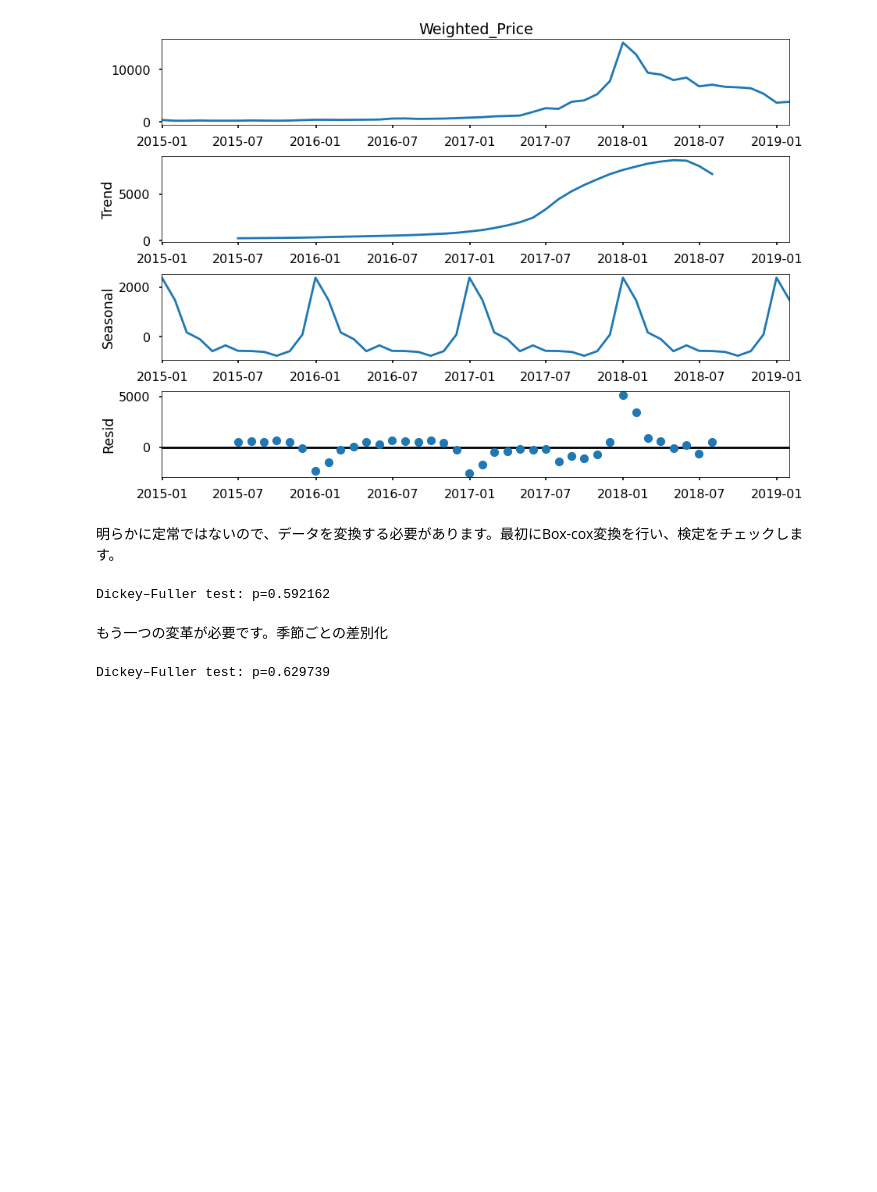
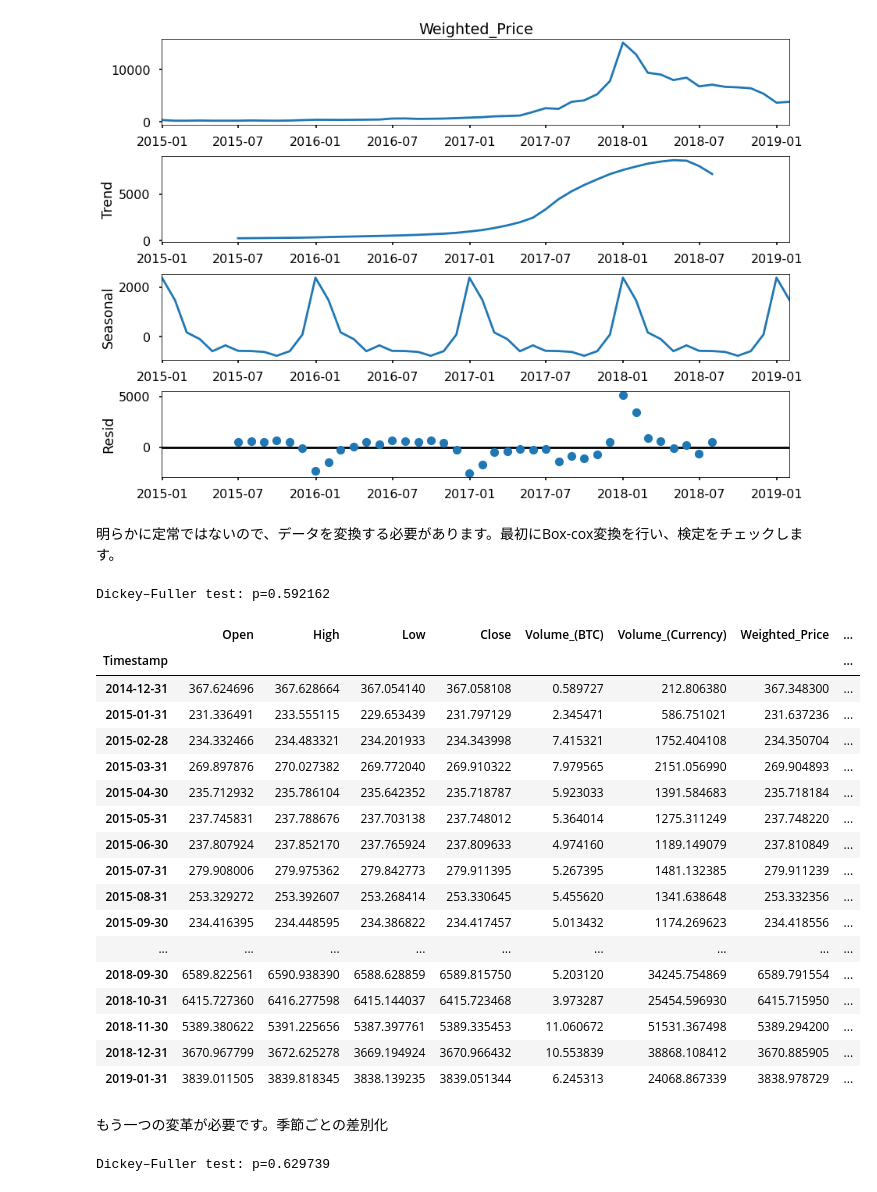
Before and after one commit to KotaOkamoto/diveintocode-ml, a Jupyter notebook: 2007_aug/Bitcoin_Historical_Data.ipynb, the cells around one changed output. Cells and saved outputs as stored; diff of their text form; code cells hidden in the pictures; blank space fills up the shorter version.

```diff
--- a/2007_aug/Bitcoin_Historical_Data.ipynb
+++ b/2007_aug/Bitcoin_Historical_Data.ipynb
@@ -295,6 +296,27 @@ df_month['Weighted_Price_box'], lmbda = stats.boxcox(df_month.Weighted_Price)
 print("Dickey–Fuller test: p=%f" % sm.tsa.stattools.adfuller(df_month.Weighted_Price)[1])
 # %% [output]
 Dickey–Fuller test: p=0.592162
+# %%
+df_month
+# %% [output]
+|  | Open | High | Low | Close | Volume_(BTC) | Volume_(Currency) | Weighted_Price | ... |
+| Timestamp |  |  |  |  |  |  |  | ... |
+| 2014-12-31 | 367.624696 | 367.628664 | 367.054140 | 367.058108 | 0.589727 | 212.806380 | 367.348300 | ... |
+| 2015-01-31 | 231.336491 | 233.555115 | 229.653439 | 231.797129 | 2.345471 | 586.751021 | 231.637236 | ... |
+| 2015-02-28 | 234.332466 | 234.483321 | 234.201933 | 234.343998 | 7.415321 | 1752.404108 | 234.350704 | ... |
+| 2015-03-31 | 269.897876 | 270.027382 | 269.772040 | 269.910322 | 7.979565 | 2151.056990 | 269.904893 | ... |
+| 2015-04-30 | 235.712932 | 235.786104 | 235.642352 | 235.718787 | 5.923033 | 1391.584683 | 235.718184 | ... |
+| 2015-05-31 | 237.745831 | 237.788676 | 237.703138 | 237.748012 | 5.364014 | 1275.311249 | 237.748220 | ... |
+| 2015-06-30 | 237.807924 | 237.852170 | 237.765924 | 237.809633 | 4.974160 | 1189.149079 | 237.810849 | ... |
+| 2015-07-31 | 279.908006 | 279.975362 | 279.842773 | 279.911395 | 5.267395 | 1481.132385 | 279.911239 | ... |
+| 2015-08-31 | 253.329272 | 253.392607 | 253.268414 | 253.330645 | 5.455620 | 1341.638648 | 253.332356 | ... |
+| 2015-09-30 | 234.416395 | 234.448595 | 234.386822 | 234.417457 | 5.013432 | 1174.269623 | 234.418556 | ... |
+| ... | ... | ... | ... | ... | ... | ... | ... | ... |
+| 2018-09-30 | 6589.822561 | 6590.938390 | 6588.628859 | 6589.815750 | 5.203120 | 34245.754869 | 6589.791554 | ... |
+| 2018-10-31 | 6415.727360 | 6416.277598 | 6415.144037 | 6415.723468 | 3.973287 | 25454.596930 | 6415.715950 | ... |
+| 2018-11-30 | 5389.380622 | 5391.225656 | 5387.397761 | 5389.335453 | 11.060672 | 51531.367498 | 5389.294200 | ... |
+| 2018-12-31 | 3670.967799 | 3672.625278 | 3669.194924 | 3670.966432 | 10.553839 | 38868.108412 | 3670.885905 | ... |
+| 2019-01-31 | 3839.011505 | 3839.818345 | 3838.139235 | 3839.051344 | 6.245313 | 24068.867339 | 3838.978729 | ... |
 # %% [markdown]
 もう一つの変革が必要です。季節ごとの差別化
 # %%
```
Also changed, not shown: parts of 3 cells of this notebook.
